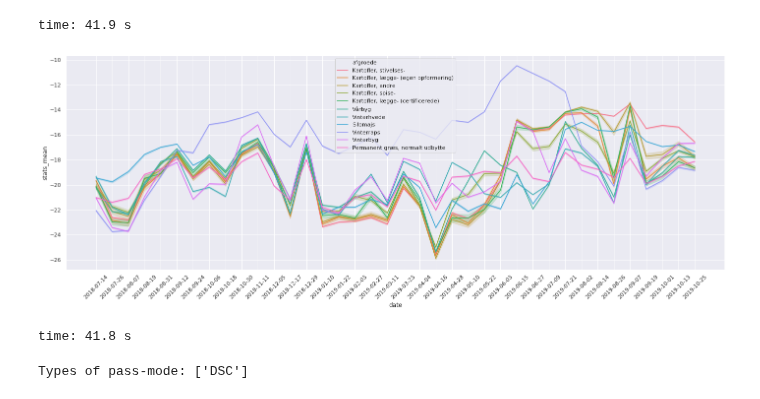
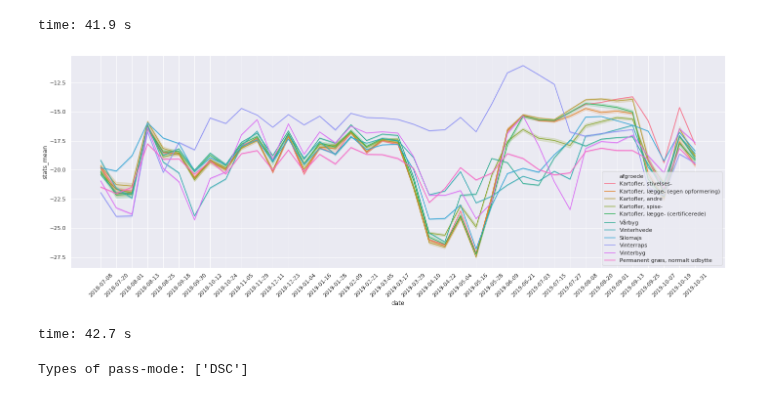
Before and after one commit to JacobJeppesen/PublicSectorConsultancy, a Jupyter notebook: potato_nematode_predictor/notebooks/PotatoNematodePredictor.ipynb, the cells around one changed output. Cells and saved outputs as stored; diff of their text form; code cells hidden in the pictures.

Commit message:
Added comparison of S1A and S1B satellites

```diff
--- a/potato_nematode_predictor/notebooks/PotatoNematodePredictor.ipynb
+++ b/potato_nematode_predictor/notebooks/PotatoNematodePredictor.ipynb
@@ -379,16 +392,16 @@ time: 41.9 s
 # %%
 df = get_plot_df(polygons_year=2019,
                  satellite_dates=slice('2018-01-01', '2019-12-31'),
                  fields='all',#range(100),
-                 satellite='S1A',
-                 polarization='VV-VH')
+                 satellite='S1B',
+                 polarization='VV')
 
 plt.figure(figsize=(24, 8))
 plt.xticks(rotation=45)
 ax = sns.lineplot(x='date', y='stats_mean', hue='afgroede', data=df)
 # %% [output]
-[figure, old version]
+[figure, new version]
-time: 41.8 s
+time: 42.7 s
 # %%
 df = get_plot_df(polygons_year=2019,
                  satellite_dates=slice('2019-01-01', '2019-03-31'),
```
Also changed, not shown: parts of 2 cells of this notebook, 1 other file.
